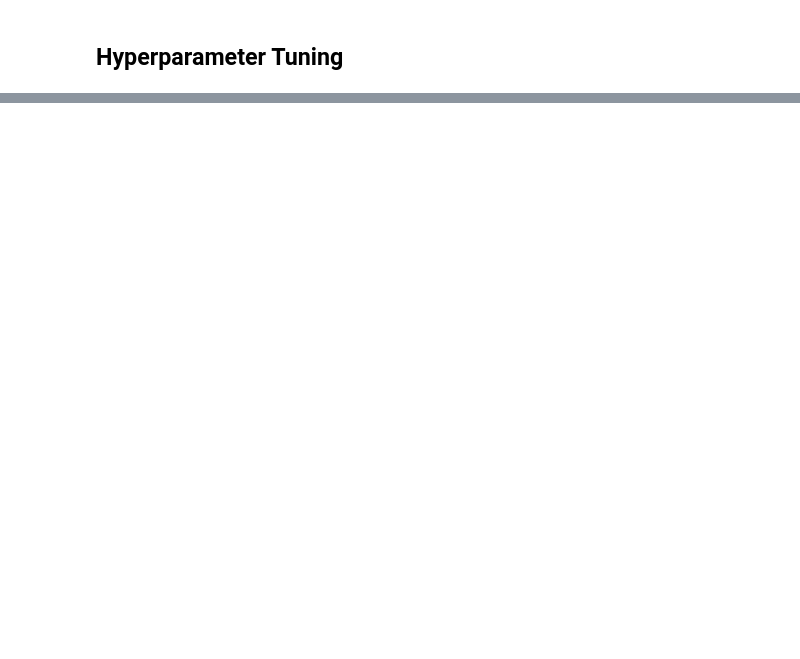
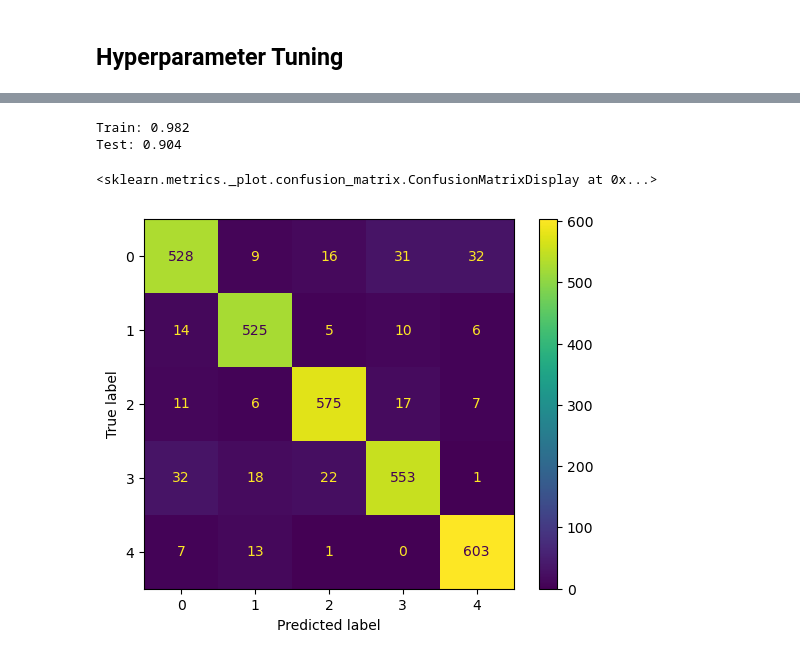
Before and after one commit to gonaloppcc/projetoDAA, a Jupyter notebook: competition/ensemble_learning/random_forest.ipynb, the cells around one changed output, grey strips where cells are left out. Drawn from its saved outputs; the diff is of its cells as text; code cells hidden in the pictures; blank space fills up the shorter version.

Commit message:
Add Working Ensemble Random Forest.

```diff
--- a/competition/ensemble_learning/random_forest.ipynb
+++ b/competition/ensemble_learning/random_forest.ipynb
@@ -111,7 +113,7 @@ preprocessor_best = make_pipeline(preprocessor, VarianceThreshold(), SelectKBest
 # %%
 from sklearn.ensemble import RandomForestClassifier
 
-RF_Model = make_pipeline(preprocessor_best, RandomForestClassifier(n_estimators=100))
+RF_Model = make_pipeline(preprocessor_best, RandomForestClassifier(n_estimators=100), verbose=True)
 # %%
 RF_Model.fit(X_train, y_train)
 RF_Model.score(X_train, y_train)
@@ -130,11 +143,11 @@ n_estimators = [int(x) for x in np.linspace(start=10, stop=20, num=3)]
 
 max_features = ['auto', 'sqrt']
 
-max_depth = [2, 6]
+max_depth = [2, 6, 12, 20, 30, 40, 50]
 
-min_samples_split = [2, 5]
+min_samples_split = [2, 5, 30]
 
-min_samples_leaf = [1, 2]
+min_samples_leaf = [1, 2, 50]
 
 bootstrap = [True, False]
 # %%
@@ -157,10 +170,8 @@ param_grid
  'randomforestclassifier__bootstrap': [True, False]}
 # %%
-from sklearn.model_selection import RandomizedSearchCV
-
-rf_RandomGrid = RandomizedSearchCV(estimator=RF_Model, param_distributions=param_grid, cv=3, verbose=1, n_jobs=-1,
-                                   n_iter=5, scoring='f1')
+rf_RandomGrid = RandomizedSearchCV(estimator=RF_Model, param_distributions=param_grid, cv=200, verbose=3, n_jobs=-1,
+                                   n_iter=5)
 # %%
 %%time
-rf_RandomGrid.fit(X_train, y_train, average='weighted')
+rf_RandomGrid.fit(X_train, y_train)
 # %% [output]
@@ -175,0 +242,20 @@ NotFittedError: This RandomizedSearchCV instance is not fitted yet. Call 'fit' w
+# %%
+print(f'Train: {rf_RandomGrid.score(X_train,y_train):.3f}' )
+print(f'Test: {rf_RandomGrid.score(X_test,y_test):.3f}' )
+# %% [output]
+Train: 0.982
+Test: 0.904
+# %%
+from sklearn.metrics import confusion_matrix, ConfusionMatrixDisplay
+
+predictions = rf_RandomGrid.predict(X_test)
+
+cm = confusion_matrix(y_test, predictions)
+# TP FP
+# FN TN
+disp = ConfusionMatrixDisplay(cm)
+
+disp.plot()
+# %% [output]
+<sklearn.metrics._plot.confusion_matrix.ConfusionMatrixDisplay at 0x...>
+[figure, added]
```
Also changed, not shown: parts of 13 cells of this notebook.
